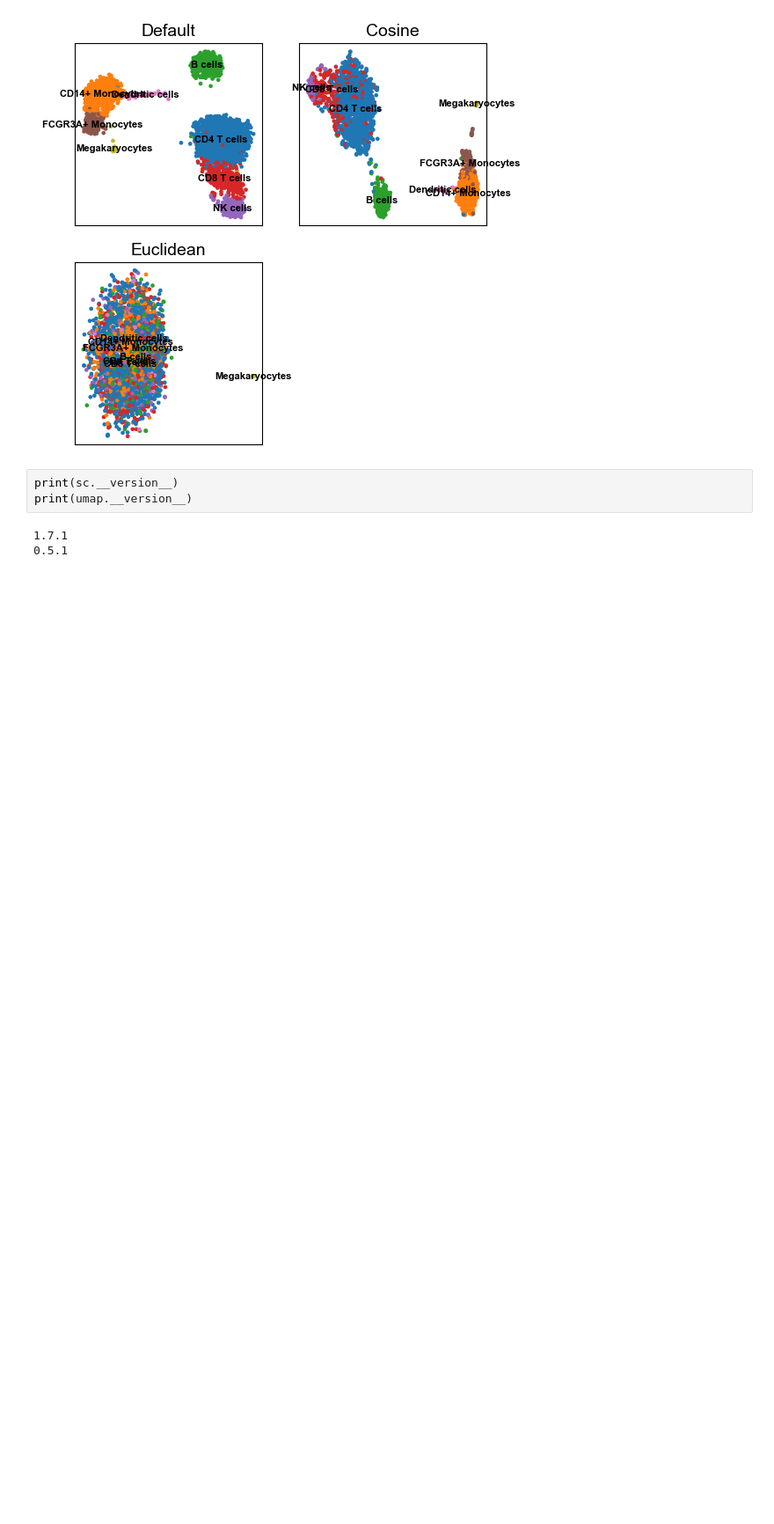
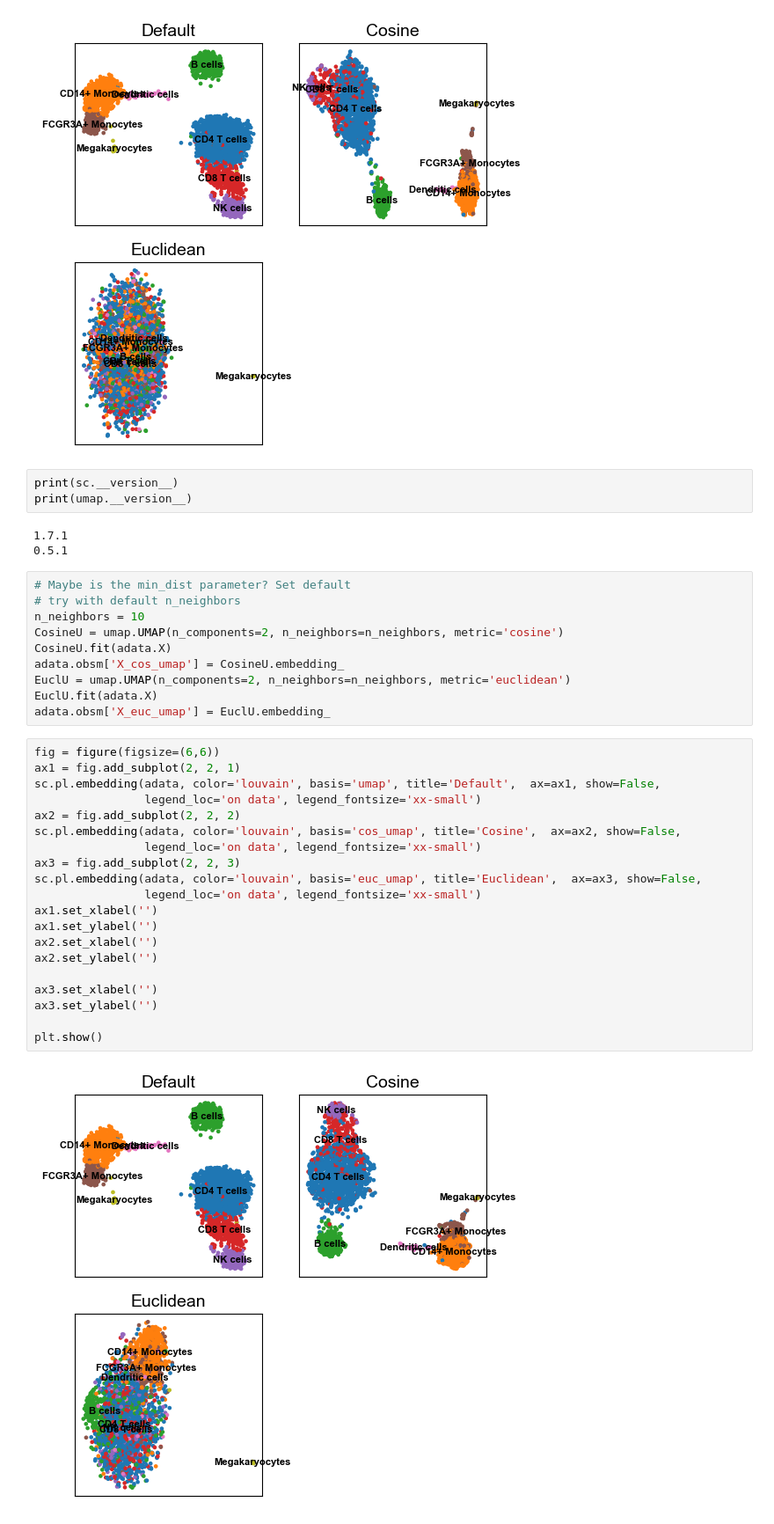
Before and after one commit to dawe/scTips_Twitter, a Jupyter notebook: About UMAP and euclidean distance.ipynb, the cells around one changed output. Shown: that part at 88% size. Drawn from its saved outputs; the diff is of its cells as text; blank space fills up the shorter version.

Commit message:
check if min_dist does something

```diff
--- a/About UMAP and euclidean distance.ipynb
+++ b/About UMAP and euclidean distance.ipynb
@@ -88,3 +88,35 @@ print(umap.__version__)
 # %% [output]
 1.7.1
 0.5.1
+# %%
+# Maybe is the min_dist parameter? Set default
+# try with default n_neighbors
+n_neighbors = 10
+CosineU = umap.UMAP(n_components=2, n_neighbors=n_neighbors, metric='cosine')
+CosineU.fit(adata.X)
+adata.obsm['X_cos_umap'] = CosineU.embedding_
+EuclU = umap.UMAP(n_components=2, n_neighbors=n_neighbors, metric='euclidean')
+EuclU.fit(adata.X)
+adata.obsm['X_euc_umap'] = EuclU.embedding_
+# %%
+fig = figure(figsize=(6,6))
+ax1 = fig.add_subplot(2, 2, 1)
+sc.pl.embedding(adata, color='louvain', basis='umap', title='Default',  ax=ax1, show=False,
+                legend_loc='on data', legend_fontsize='xx-small')
+ax2 = fig.add_subplot(2, 2, 2)
+sc.pl.embedding(adata, color='louvain', basis='cos_umap', title='Cosine',  ax=ax2, show=False,
+                legend_loc='on data', legend_fontsize='xx-small')
+ax3 = fig.add_subplot(2, 2, 3)
+sc.pl.embedding(adata, color='louvain', basis='euc_umap', title='Euclidean',  ax=ax3, show=False,
+                legend_loc='on data', legend_fontsize='xx-small')
+ax1.set_xlabel('')
+ax1.set_ylabel('')
+ax2.set_xlabel('')
+ax2.set_ylabel('')
+
+ax3.set_xlabel('')
+ax3.set_ylabel('')
+
+plt.show()
+# %% [output]
+[figure, added]
```
